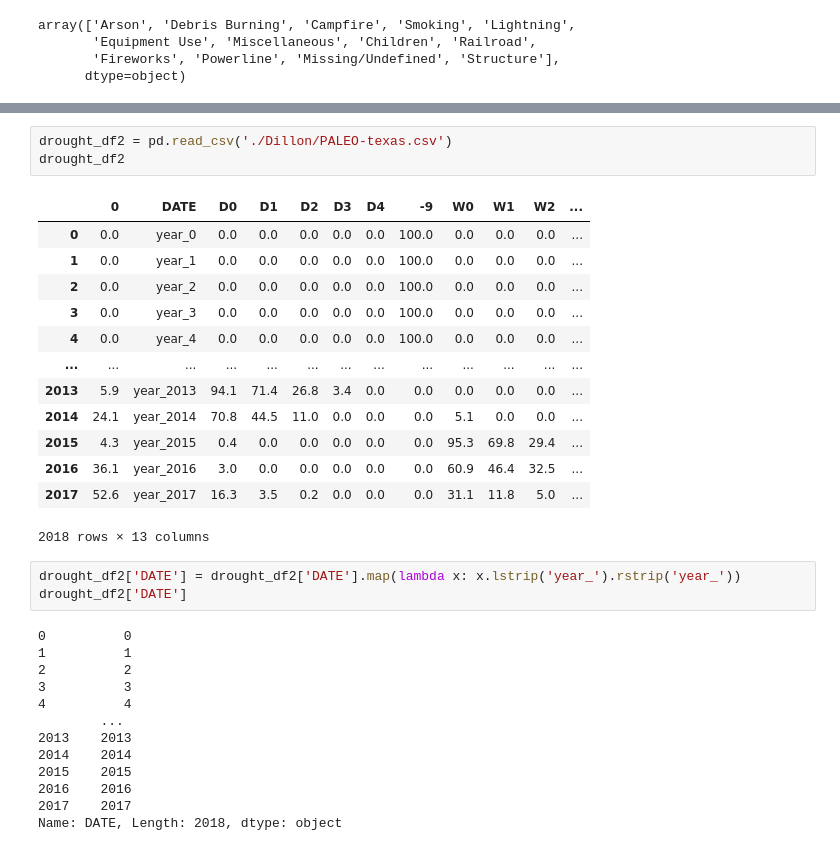
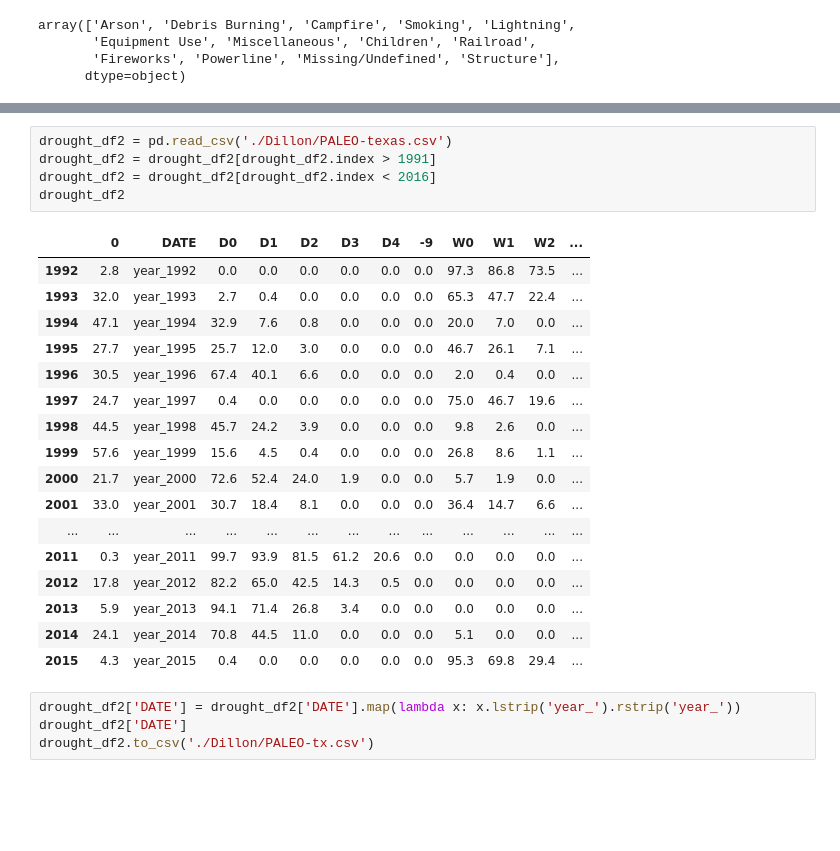
Before and after one commit to fhelms8/Fighting_Fire_with_Data_Grp-Prj, a Jupyter notebook: New_Fires.ipynb, the cells around one changed output, grey strips where cells are left out. Cells and saved outputs as stored; diff of their text form; blank space fills up the shorter version.

```diff
--- a/New_Fires.ipynb
+++ b/New_Fires.ipynb
@@ -88,33 +108,27 @@ Name: DATE, Length: 1521, dtype: object
 # %%
 drought_df2 = pd.read_csv('./Dillon/PALEO-texas.csv')
+drought_df2 = drought_df2[drought_df2.index > 1991]
+drought_df2 = drought_df2[drought_df2.index < 2016]
 drought_df2
 # %% [output]
 |  | 0 | DATE | D0 | D1 | D2 | D3 | D4 | -9 | W0 | W1 | W2 | ... |
-| 0 | 0.0 | year_0 | 0.0 | 0.0 | 0.0 | 0.0 | 0.0 | 100.0 | 0.0 | 0.0 | 0.0 | ... |
-| 1 | 0.0 | year_1 | 0.0 | 0.0 | 0.0 | 0.0 | 0.0 | 100.0 | 0.0 | 0.0 | 0.0 | ... |
-| 2 | 0.0 | year_2 | 0.0 | 0.0 | 0.0 | 0.0 | 0.0 | 100.0 | 0.0 | 0.0 | 0.0 | ... |
-| 3 | 0.0 | year_3 | 0.0 | 0.0 | 0.0 | 0.0 | 0.0 | 100.0 | 0.0 | 0.0 | 0.0 | ... |
-| 4 | 0.0 | year_4 | 0.0 | 0.0 | 0.0 | 0.0 | 0.0 | 100.0 | 0.0 | 0.0 | 0.0 | ... |
+| 1992 | 2.8 | year_1992 | 0.0 | 0.0 | 0.0 | 0.0 | 0.0 | 0.0 | 97.3 | 86.8 | 73.5 | ... |
+| 1993 | 32.0 | year_1993 | 2.7 | 0.4 | 0.0 | 0.0 | 0.0 | 0.0 | 65.3 | 47.7 | 22.4 | ... |
+| 1994 | 47.1 | year_1994 | 32.9 | 7.6 | 0.8 | 0.0 | 0.0 | 0.0 | 20.0 | 7.0 | 0.0 | ... |
+| 1995 | 27.7 | year_1995 | 25.7 | 12.0 | 3.0 | 0.0 | 0.0 | 0.0 | 46.7 | 26.1 | 7.1 | ... |
+| 1996 | 30.5 | year_1996 | 67.4 | 40.1 | 6.6 | 0.0 | 0.0 | 0.0 | 2.0 | 0.4 | 0.0 | ... |
+| 1997 | 24.7 | year_1997 | 0.4 | 0.0 | 0.0 | 0.0 | 0.0 | 0.0 | 75.0 | 46.7 | 19.6 | ... |
+| 1998 | 44.5 | year_1998 | 45.7 | 24.2 | 3.9 | 0.0 | 0.0 | 0.0 | 9.8 | 2.6 | 0.0 | ... |
+| 1999 | 57.6 | year_1999 | 15.6 | 4.5 | 0.4 | 0.0 | 0.0 | 0.0 | 26.8 | 8.6 | 1.1 | ... |
+| 2000 | 21.7 | year_2000 | 72.6 | 52.4 | 24.0 | 1.9 | 0.0 | 0.0 | 5.7 | 1.9 | 0.0 | ... |
+| 2001 | 33.0 | year_2001 | 30.7 | 18.4 | 8.1 | 0.0 | 0.0 | 0.0 | 36.4 | 14.7 | 6.6 | ... |
 | ... | ... | ... | ... | ... | ... | ... | ... | ... | ... | ... | ... | ... |
+| 2011 | 0.3 | year_2011 | 99.7 | 93.9 | 81.5 | 61.2 | 20.6 | 0.0 | 0.0 | 0.0 | 0.0 | ... |
+| 2012 | 17.8 | year_2012 | 82.2 | 65.0 | 42.5 | 14.3 | 0.5 | 0.0 | 0.0 | 0.0 | 0.0 | ... |
 | 2013 | 5.9 | year_2013 | 94.1 | 71.4 | 26.8 | 3.4 | 0.0 | 0.0 | 0.0 | 0.0 | 0.0 | ... |
 | 2014 | 24.1 | year_2014 | 70.8 | 44.5 | 11.0 | 0.0 | 0.0 | 0.0 | 5.1 | 0.0 | 0.0 | ... |
 | 2015 | 4.3 | year_2015 | 0.4 | 0.0 | 0.0 | 0.0 | 0.0 | 0.0 | 95.3 | 69.8 | 29.4 | ... |
-| 2016 | 36.1 | year_2016 | 3.0 | 0.0 | 0.0 | 0.0 | 0.0 | 0.0 | 60.9 | 46.4 | 32.5 | ... |
-| 2017 | 52.6 | year_2017 | 16.3 | 3.5 | 0.2 | 0.0 | 0.0 | 0.0 | 31.1 | 11.8 | 5.0 | ... |
-2018 rows × 13 columns
 # %%
 drought_df2['DATE'] = drought_df2['DATE'].map(lambda x: x.lstrip('year_').rstrip('year_'))
 drought_df2['DATE']
+drought_df2.to_csv('./Dillon/PALEO-tx.csv')
-# %% [output]
-0          0
-1          1
-2          2
-3          3
-4          4
-        ...
-2013    2013
-2014    2014
-2015    2015
-2016    2016
-2017    2017
-Name: DATE, Length: 2018, dtype: object
```
Also changed, not shown: parts of 4 cells of this notebook.
